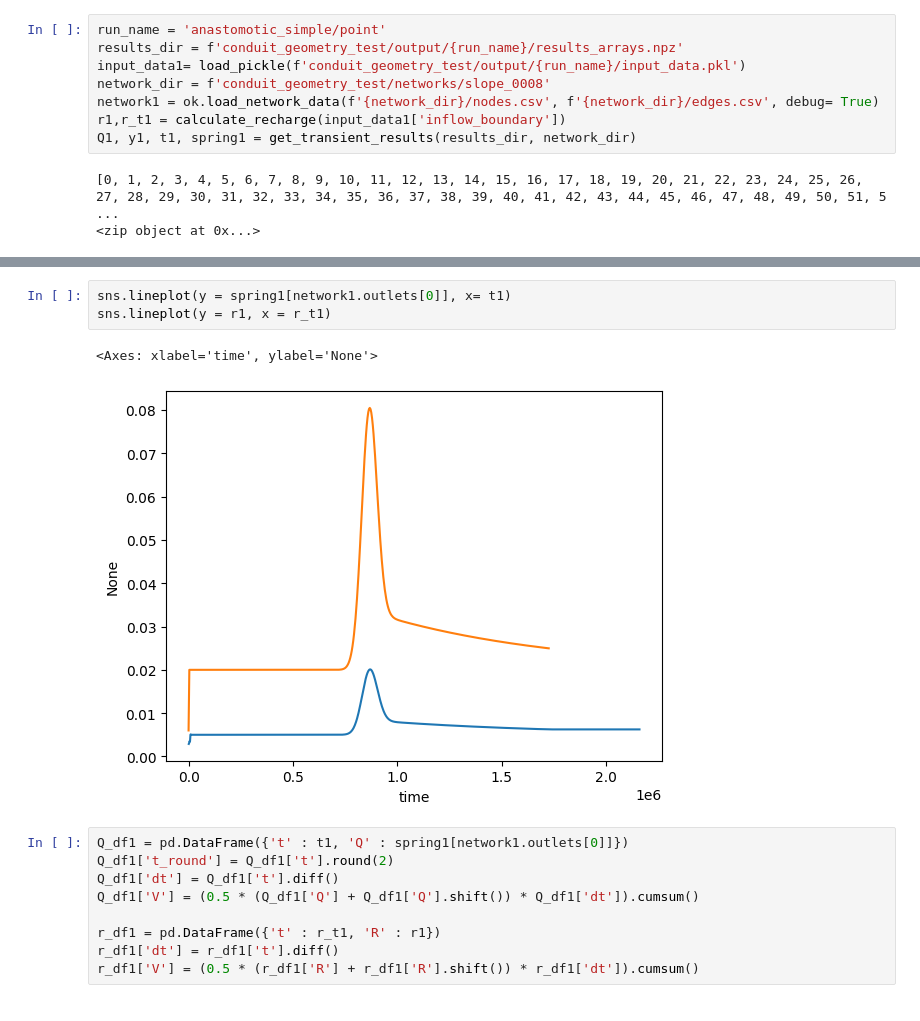
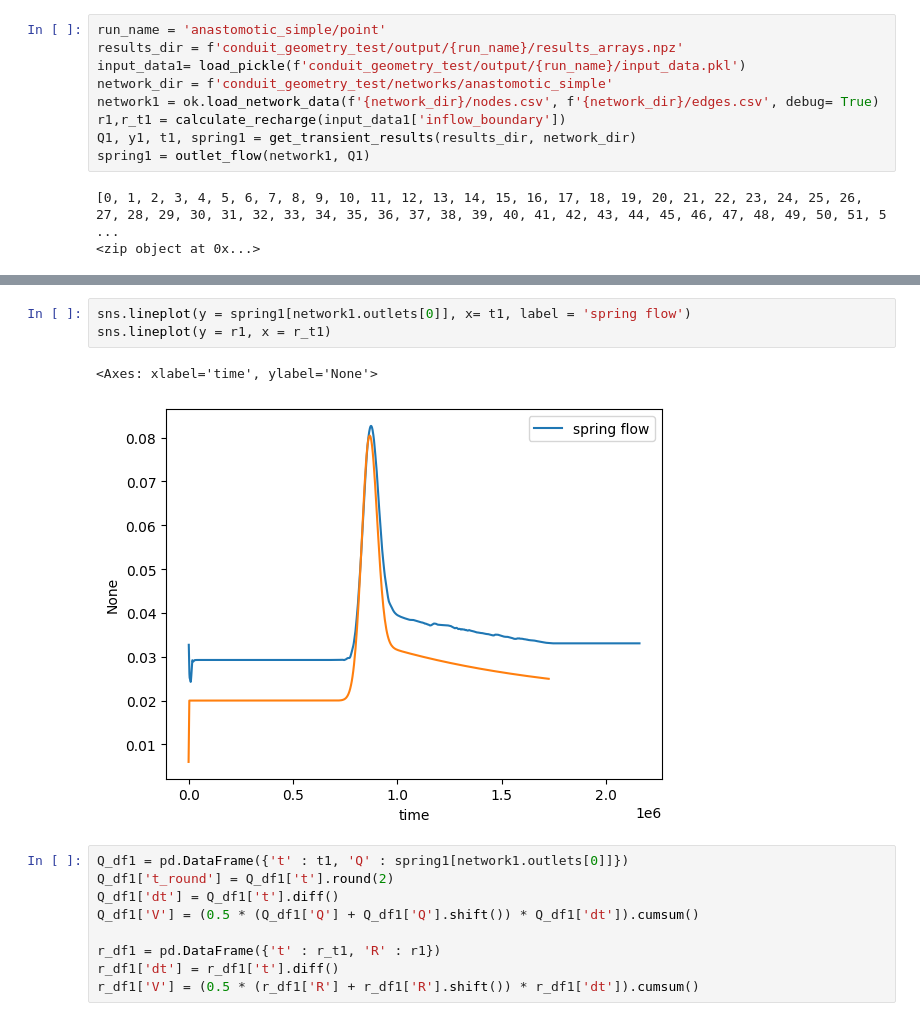
Before and after one commit to jhuang523/UMNBearSpring, a Jupyter notebook: openkarst/steady_state/conduit_geometry_setup.ipynb, the cells around one changed output, grey strips where cells are left out. Cells and saved outputs as stored; diff of their text form.

```diff
--- a/openkarst/steady_state/conduit_geometry_setup.ipynb
+++ b/openkarst/steady_state/conduit_geometry_setup.ipynb
@@ -411,10 +414,11 @@ def calculate_recharge(inflow_data):
 run_name = 'anastomotic_simple/point'
 results_dir = f'conduit_geometry_test/output/{run_name}/results_arrays.npz'
 input_data1= load_pickle(f'conduit_geometry_test/output/{run_name}/input_data.pkl')
-network_dir = f'conduit_geometry_test/networks/slope_0008'
+network_dir = f'conduit_geometry_test/networks/anastomotic_simple'
 network1 = ok.load_network_data(f'{network_dir}/nodes.csv', f'{network_dir}/edges.csv', debug= True)
 r1,r_t1 = calculate_recharge(input_data1['inflow_boundary'])
 Q1, y1, t1, spring1 = get_transient_results(results_dir, network_dir)
+spring1 = outlet_flow(network1, Q1)
 # %% [output]
 [0, 1, 2, 3, 4, 5, 6, 7, 8, 9, 10, 11, 12, 13, 14, 15, 16, 17, 18, 19, 20, 21, 22, 23, 24, 25, 26, 27, 28, 29, 30, 31, 32, 33, 34, 35, 36, 37, 38, 39, 40, 41, 42, 43, 44, 45, 46, 47, 48, 49, 50, 51, 5 ...
 <zip object at 0x...>
@@ -421,9 +444,9 @@ Q1, y1, t1, spring1 = get_transient_results(results_dir, network_dir)
 # %%
-sns.lineplot(y = spring1[network1.outlets[0]], x= t1)
+sns.lineplot(y = spring1[network1.outlets[0]], x= t1, label = 'spring flow')
 sns.lineplot(y = r1, x = r_t1)
 # %% [output]
 <Axes: xlabel='time', ylabel='None'>
-[figure, old version]
+[figure, new version]
 # %%
 Q_df1 = pd.DataFrame({'t' : t1, 'Q' : spring1[network1.outlets[0]]})
 Q_df1['t_round'] = Q_df1['t'].round(2)
```
Also changed, not shown: parts of 16 cells of this notebook, 21 other files.
